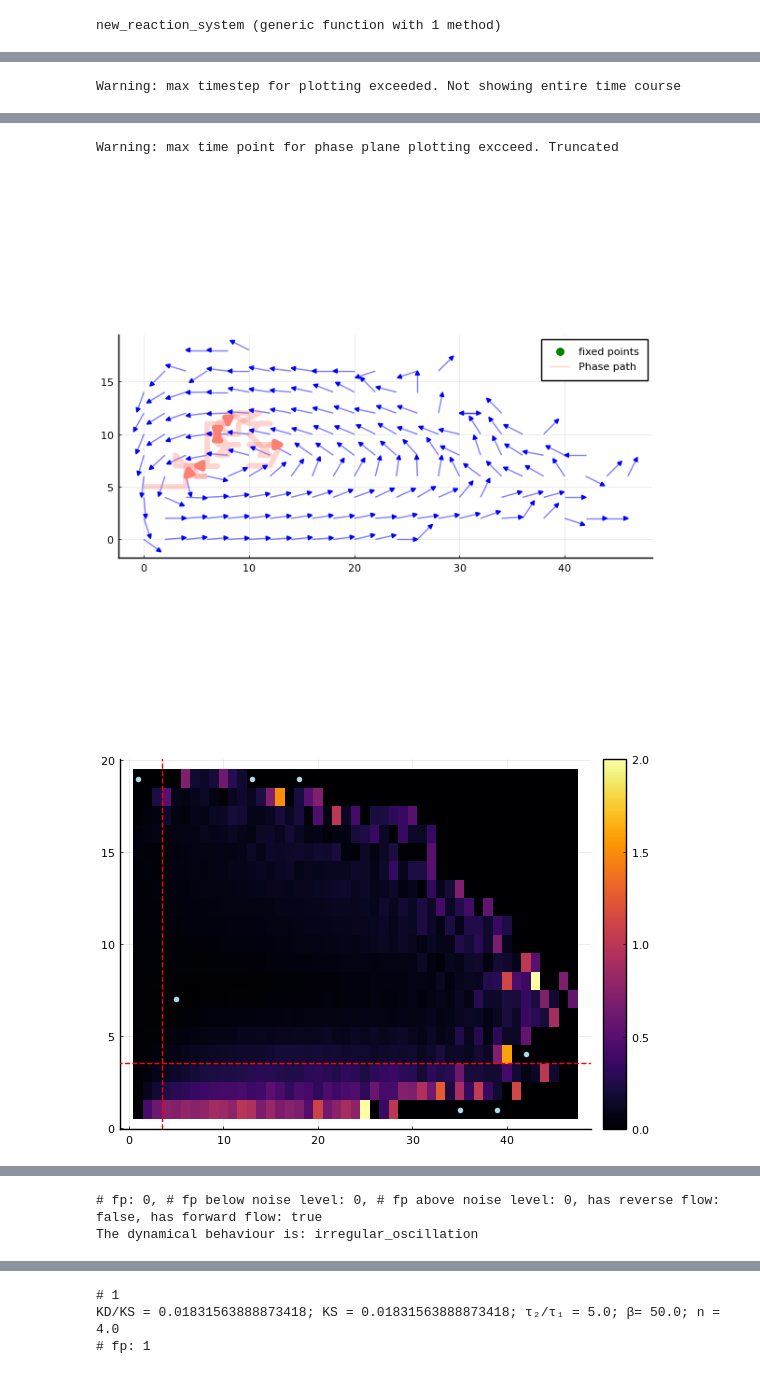
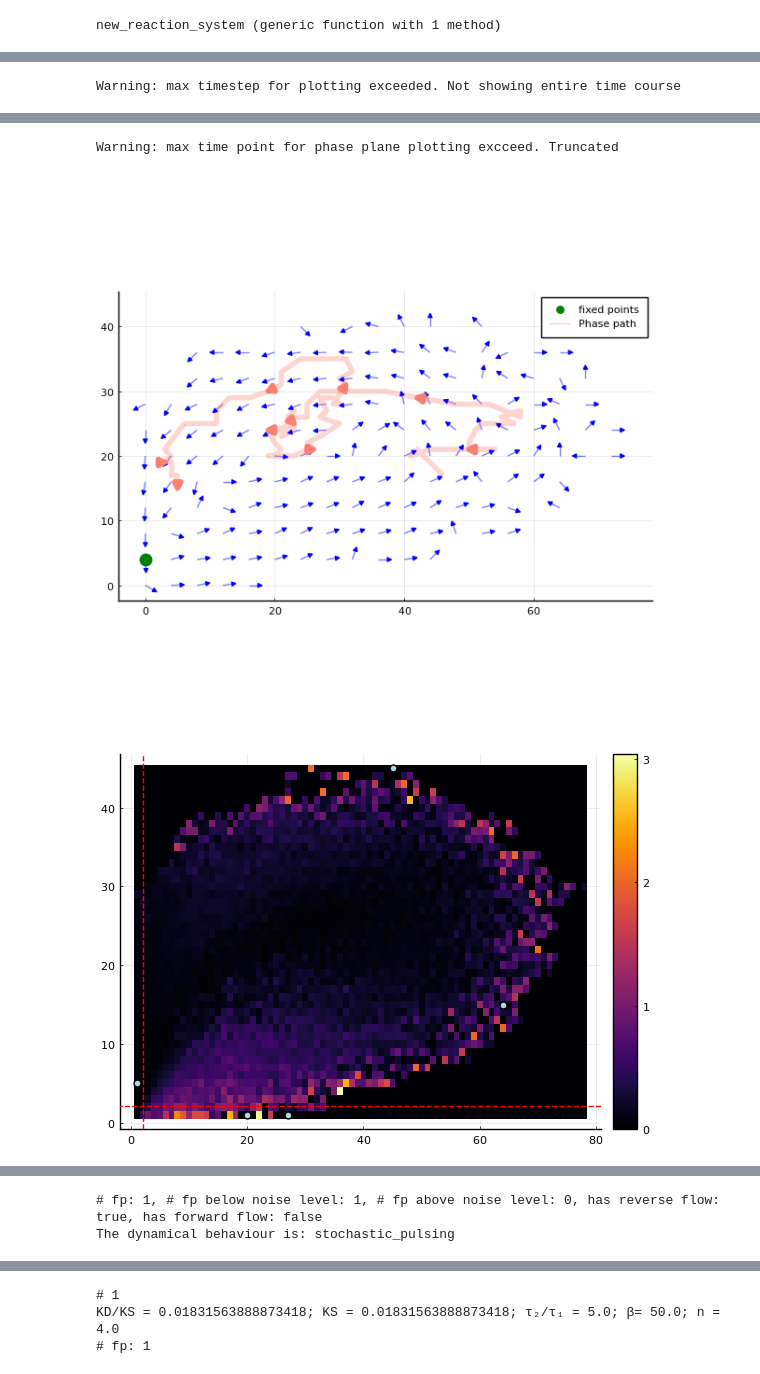
Before and after one commit to yuja-liu/sigma_factor, a Jupyter notebook: 3_modifying_core_model.ipynb, the cells around one changed output, grey strips where cells are left out. Drawn from its saved outputs; the diff is of its cells as text; code cells hidden in the pictures.

```diff
--- a/3_modifying_core_model.ipynb
+++ b/3_modifying_core_model.ipynb
@@ -28,12 +28,12 @@ new_reaction_system (generic function with 1 method)
 pyplot()
 # parameters for the simulation
 timescale = 10.0
-timespan = 2e6
+timespan = 1e5
 stress_t = 500.0
 dt = 0.2
 rτ = 5.0
 β = 50.0
-n = 1.0
+n = 3.0
 
 # model
 sigma_model = new_reaction_system()
@@ -44,7 +44,7 @@ sigma_model = new_reaction_system()
 # KS = exp.(range(-4.0, stop = 4.0, length = 20))[5]
 # rK = exp.(range(-4.0, stop = 4.0, length = 20))[5]
 KS = 1.0
-rK = 0.15
+rK = 1.0
 
 # simulation
 # there was a bug in julia 1.5 that the jump process simulation
@@ -83,3 +83,3 @@ Warning: max timestep for plotting exceeded. Not showing entire time course
 Warning: max time point for phase plane plotting excceed. Truncated
-[figure, old version]
+[figure, new version]
-[figure, old version]
+[figure, new version]
@@ -87,2 +87,2 @@ Warning: max time point for phase plane plotting excceed. Truncated
-# fp: 0, # fp below noise level: 0, # fp above noise level: 0, has reverse flow: false, has forward flow: true
-The dynamical behaviour is: irregular_oscillation
+# fp: 1, # fp below noise level: 1, # fp above noise level: 0, has reverse flow: true, has forward flow: false
+The dynamical behaviour is: stochastic_pulsing
```
Also changed, not shown: parts of 1 cell of this notebook, 2 other files.
